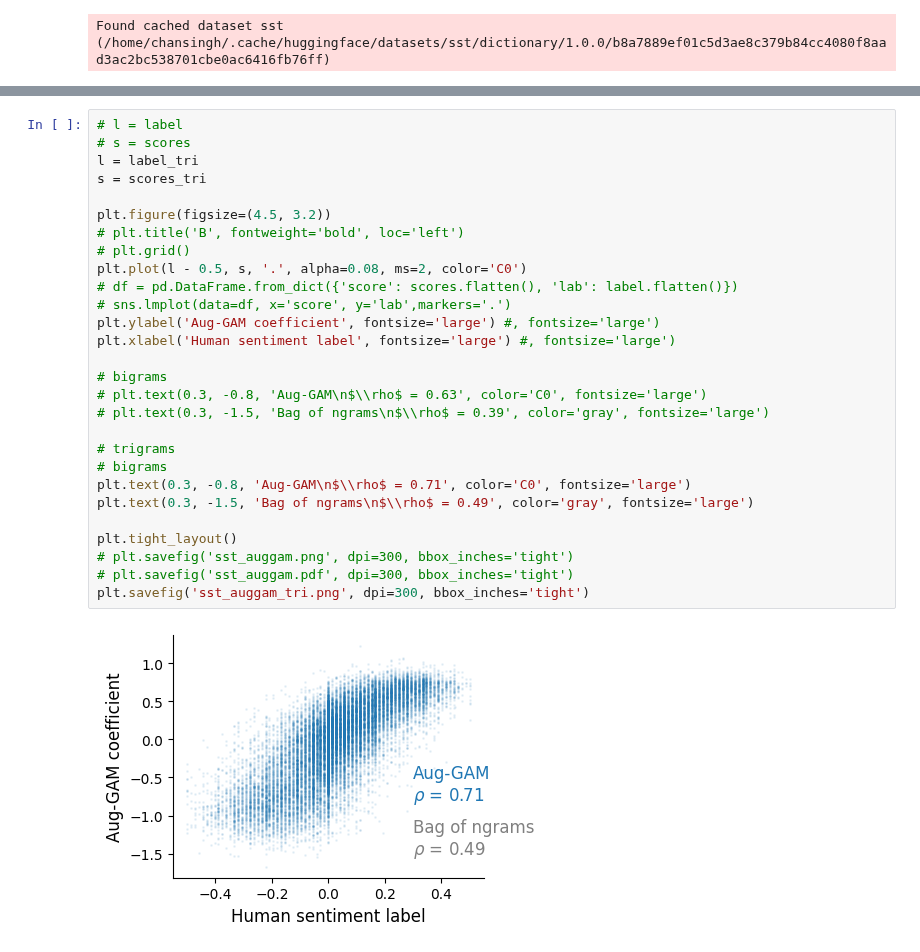
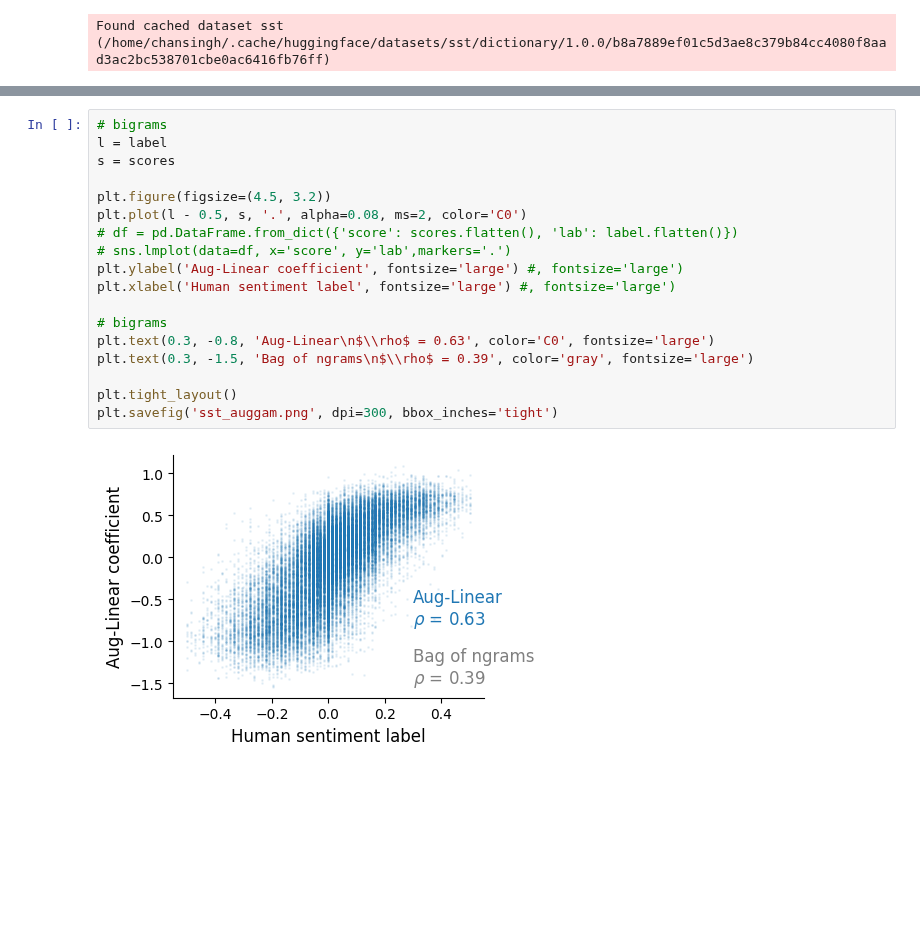
Before and after one commit to microsoft/augmented-interpretable-models, a Jupyter notebook: auggam/notebooks/06_sst_imps.ipynb, the cells around one changed output, grey strips where cells are left out. Drawn from its saved outputs; the diff is of its cells as text; blank space fills up the shorter version.

Commit message:
update aug-gam -> aug-linear

```diff
--- a/auggam/notebooks/06_sst_imps.ipynb
+++ b/auggam/notebooks/06_sst_imps.ipynb
@@ -125,32 +144,22 @@ Some weights of the model checkpoint at textattack/bert-base-uncased-SST-2 were
 trigram SignificanceResult(statistic=0.7081280146232627, pvalue=0.0)
 trigram lin SignificanceResult(statistic=0.4927797653694256, pvalue=0.0)
 # %%
-# l = label
-# s = scores
-l = label_tri
-s = scores_tri
+# bigrams
+l = label
+s = scores
 
 plt.figure(figsize=(4.5, 3.2))
-# plt.title('B', fontweight='bold', loc='left')
-# plt.grid()
 plt.plot(l - 0.5, s, '.', alpha=0.08, ms=2, color='C0')
 # df = pd.DataFrame.from_dict({'score': scores.flatten(), 'lab': label.flatten()})
 # sns.lmplot(data=df, x='score', y='lab',markers='.')
-plt.ylabel('Aug-GAM coefficient', fontsize='large') #, fontsize='large')
+plt.ylabel('Aug-Linear coefficient', fontsize='large') #, fontsize='large')
 plt.xlabel('Human sentiment label', fontsize='large') #, fontsize='large')
 
 # bigrams
-# plt.text(0.3, -0.8, 'Aug-GAM\n$\\rho$ = 0.63', color='C0', fontsize='large')
-# plt.text(0.3, -1.5, 'Bag of ngrams\n$\\rho$ = 0.39', color='gray', fontsize='large')
-
-# trigrams
-# bigrams
-plt.text(0.3, -0.8, 'Aug-GAM\n$\\rho$ = 0.71', color='C0', fontsize='large')
-plt.text(0.3, -1.5, 'Bag of ngrams\n$\\rho$ = 0.49', color='gray', fontsize='large')
+plt.text(0.3, -0.8, 'Aug-Linear\n$\\rho$ = 0.63', color='C0', fontsize='large')
+plt.text(0.3, -1.5, 'Bag of ngrams\n$\\rho$ = 0.39', color='gray', fontsize='large')
 
 plt.tight_layout()
-# plt.savefig('sst_auggam.png', dpi=300, bbox_inches='tight')
-# plt.savefig('sst_auggam.pdf', dpi=300, bbox_inches='tight')
-plt.savefig('sst_auggam_tri.png', dpi=300, bbox_inches='tight')
+plt.savefig('sst_auggam.png', dpi=300, bbox_inches='tight')
 # %% [output]
-[figure, old version]
+[figure, new version]
```
Also changed, not shown: parts of 4 cells of this notebook, 8 other files.
